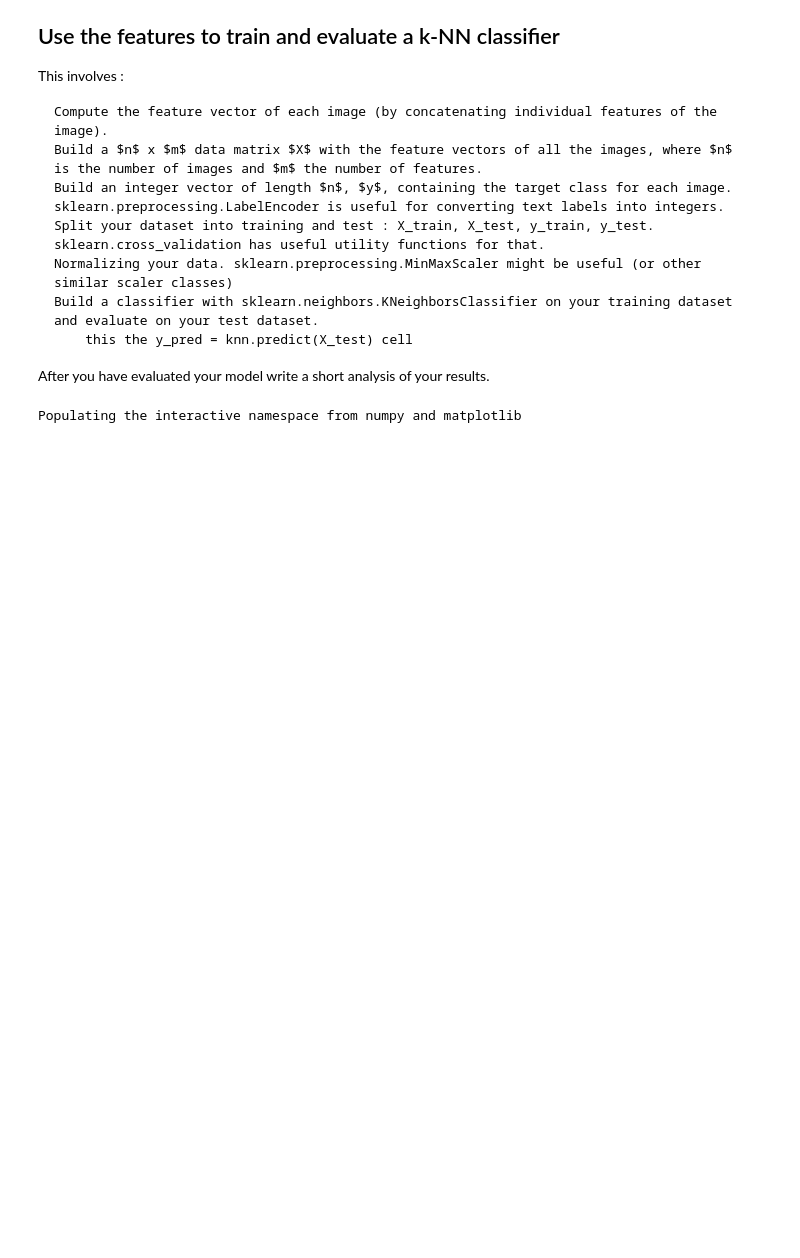
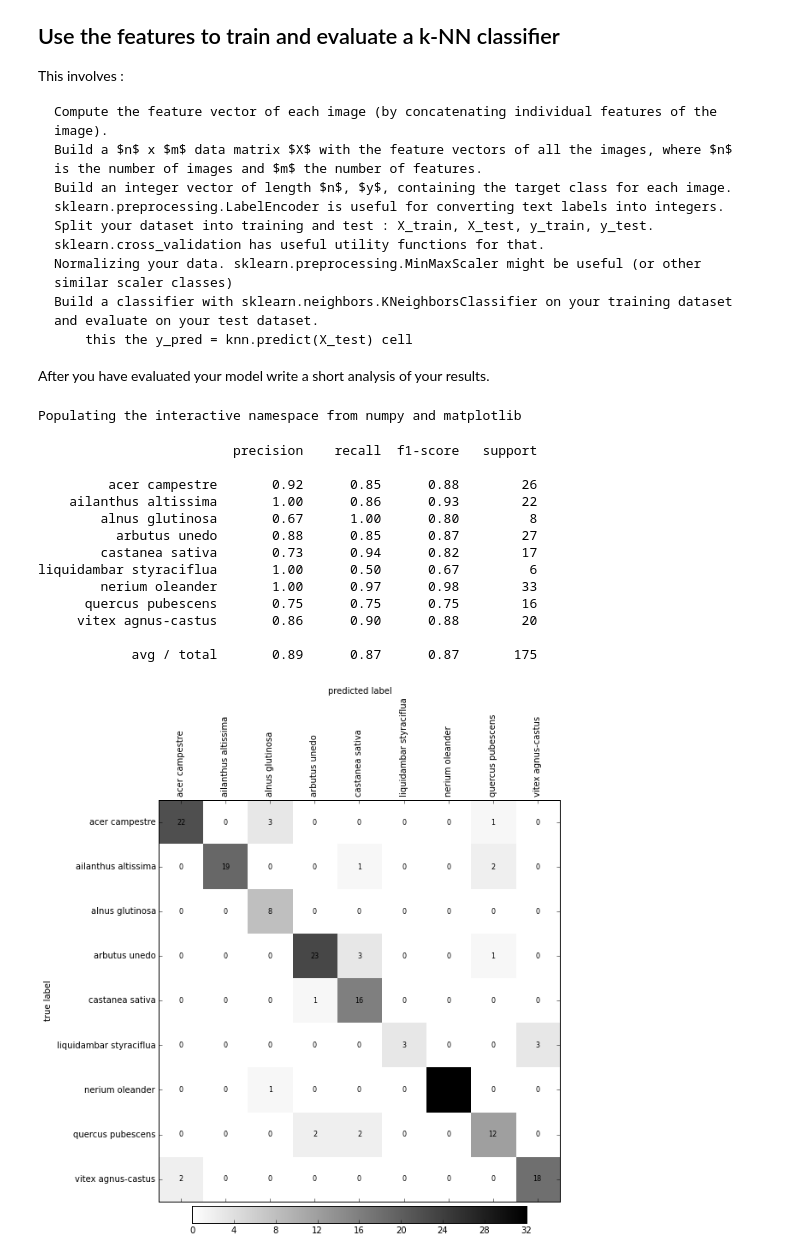
Before and after one commit to jcornaz/hesso.mlbd.labo2, a Jupyter notebook: src/Question3.ipynb, the cells around one changed output. Drawn from its saved outputs; the diff is of its cells as text; code cells hidden in the pictures; blank space fills up the shorter version.

Commit message:
KNN Training ok and Question3 notebook written

```diff
--- a/src/Question3.ipynb
+++ b/src/Question3.ipynb
@@ -15,7 +15,10 @@ After you have evaluated your model write a short analysis of your results.
 # %%
 import mlbd
 import answers as ans
+%pylab inline --no-import-all
+
 meta = mlbd.load_meta()
-%pylab inline --no-import-all
+labelEncoder = ans.create_classlabel_encoder( meta )
+features, classes = ans.extract_dataset( meta, labelEncoder )
 # %% [output]
 Populating the interactive namespace from numpy and matplotlib
@@ -23,0 +25,29 @@ reload(ans)
+# %%
+import sklearn as sk
+
+# Split train/test data sets
+X_train, X_test, y_train, y_test = sk.cross_validation.train_test_split( features, classes, test_size=0.3 )
+
+# Train KNN network
+knn = ans.train_knn( X_train, y_train )
+
+# Predict tests
+y_predicted = knn.predict( X_test )
+
+# Plot performance report
+ans.plot_report( y_predicted, y_test, labelEncoder )
+# %% [output]
+                         precision    recall  f1-score   support
+
+         acer campestre       0.92      0.85      0.88        26
+    ailanthus altissima       1.00      0.86      0.93        22
+        alnus glutinosa       0.67      1.00      0.80         8
+          arbutus unedo       0.88      0.85      0.87        27
+        castanea sativa       0.73      0.94      0.82        17
+liquidambar styraciflua       1.00      0.50      0.67         6
+        nerium oleander       1.00      0.97      0.98        33
+      quercus pubescens       0.75      0.75      0.75        16
+     vitex agnus-castus       0.86      0.90      0.88        20
+
+            avg / total       0.89      0.87      0.87       175
+[figure, added]
```
Also changed, not shown: parts of 1 cell of this notebook, 2 other files.
